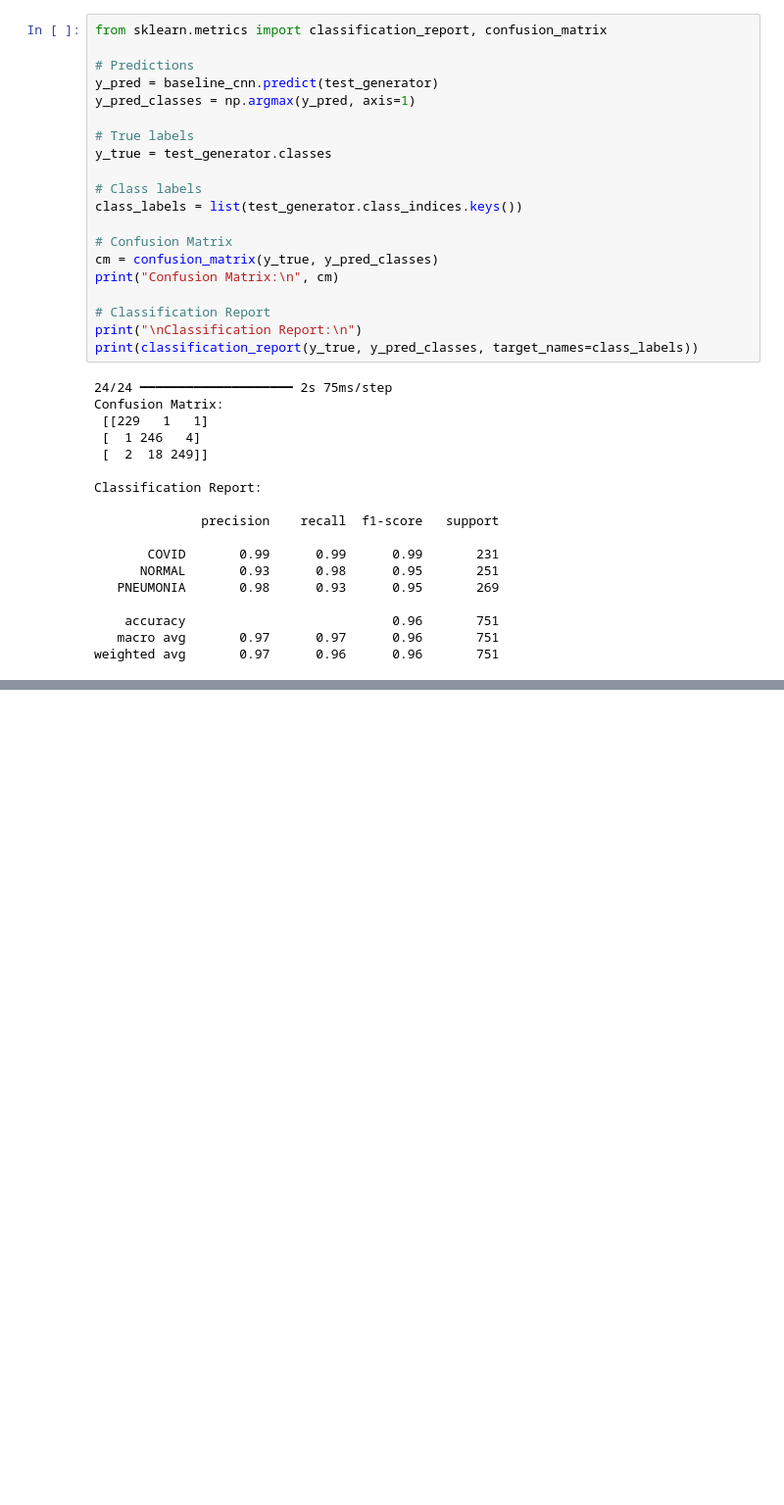
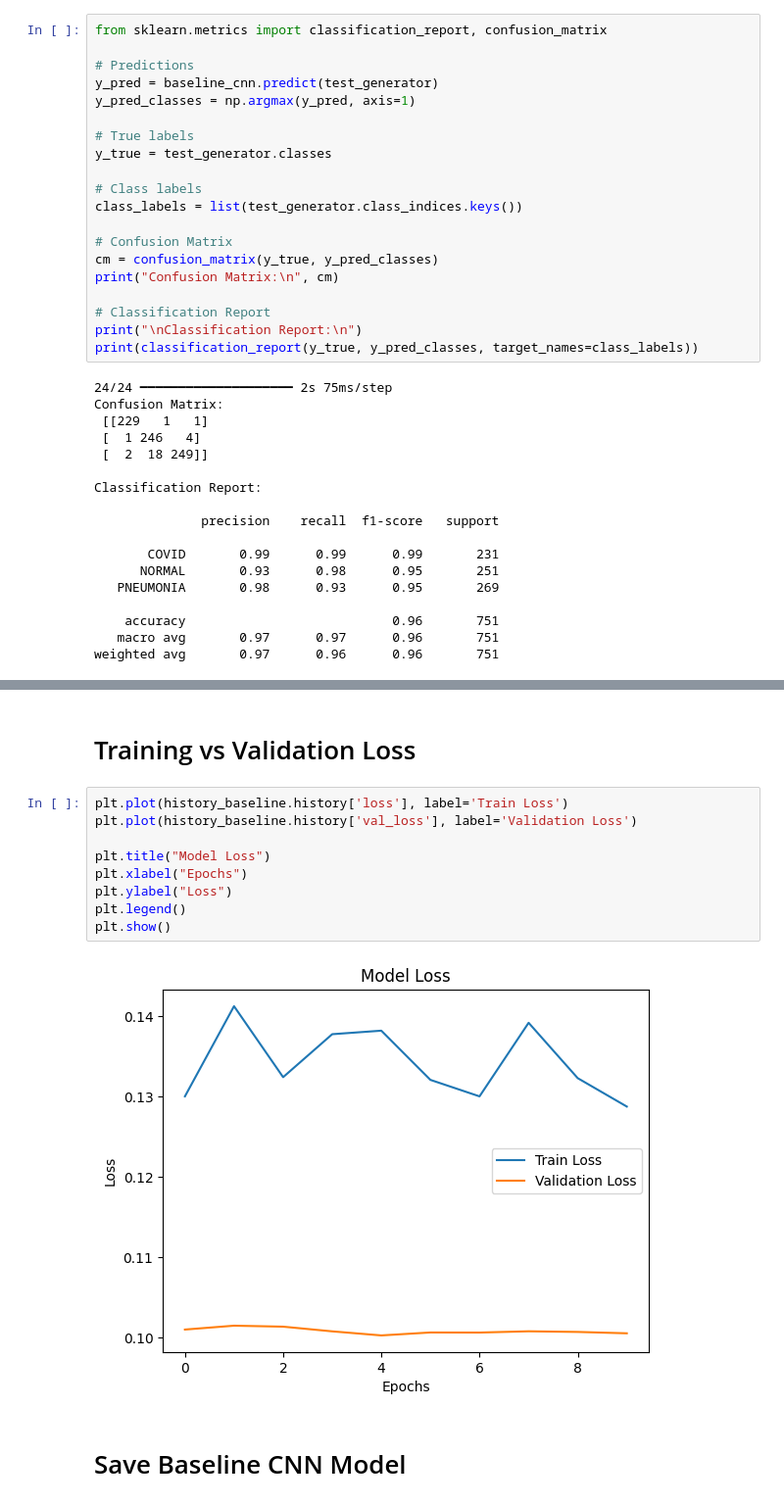
Before and after one commit to RAVIAPTISWETHA/COVID-19-Detection-from-Chest-X-ray-Images-Using-CNN-, a Jupyter notebook: CNN_Model.ipynb, the cells around one changed output, grey strips where cells are left out. Shown at 98% size. Cells and saved outputs as stored; diff of their text form; blank space fills up the shorter version.

```diff
--- a/CNN_Model.ipynb
+++ b/CNN_Model.ipynb
@@ -602,0 +630,15 @@ weighted avg       0.97      0.96      0.96       751
+# %% [markdown]
+# Training vs Validation Loss
+# %%
+plt.plot(history_baseline.history['loss'], label='Train Loss')
+plt.plot(history_baseline.history['val_loss'], label='Validation Loss')
+
+plt.title("Model Loss")
+plt.xlabel("Epochs")
+plt.ylabel("Loss")
+plt.legend()
+plt.show()
+# %% [output]
+[figure, added]
+# %% [markdown]
+# Save Baseline CNN Model
```
Also changed, not shown: parts of 5 cells of this notebook.
